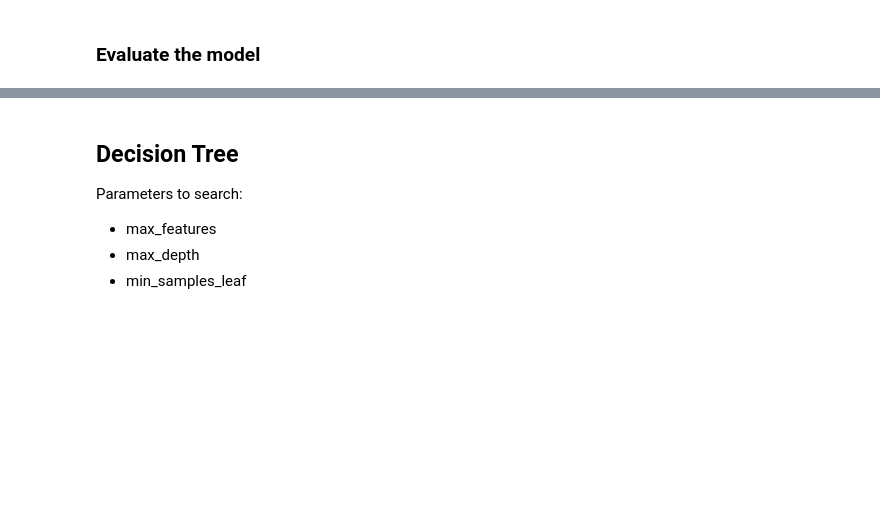
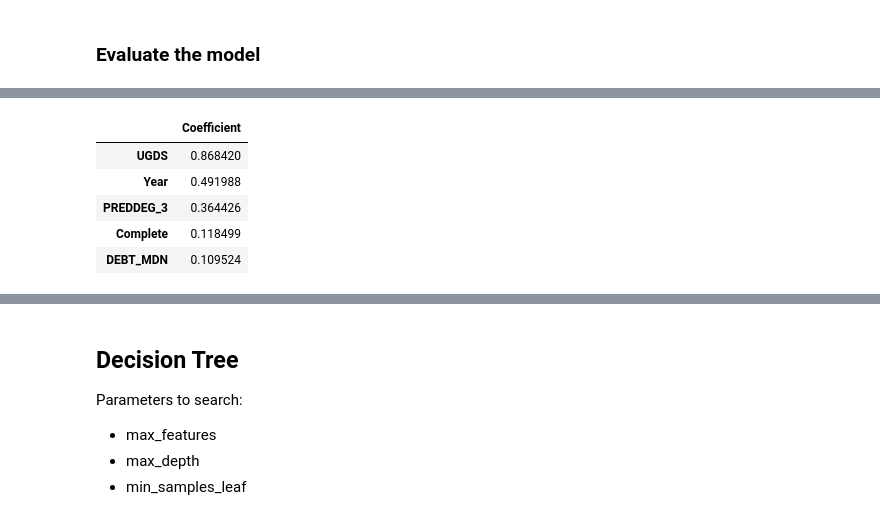
Before and after one commit to kregier/Springboard, a Jupyter notebook: Capstone2/Capstone2-Modeling.ipynb, the cells around one changed output, grey strips where cells are left out. Cells and saved outputs as stored; diff of their text form; code cells hidden in the pictures; blank space fills up the shorter version.

```diff
--- a/Capstone2/Capstone2-Modeling.ipynb
+++ b/Capstone2/Capstone2-Modeling.ipynb
@@ -149,0 +158,12 @@ AUC:  0.7748366229513491
+# %%
+coeffic = pd.DataFrame(coeffic, index=labels)
+coeffic.columns= ['Coefficient']
+coeffic.sort_values(by='Coefficient', inplace=True, ascending=False)
+coeffic.head()
+# %% [output]
+|  | Coefficient |
+| UGDS | 0.868420 |
+| Year | 0.491988 |
+| PREDDEG_3 | 0.364426 |
+| Complete | 0.118499 |
+| DEBT_MDN | 0.109524 |
```
Also changed, not shown: parts of 36 cells of this notebook.
